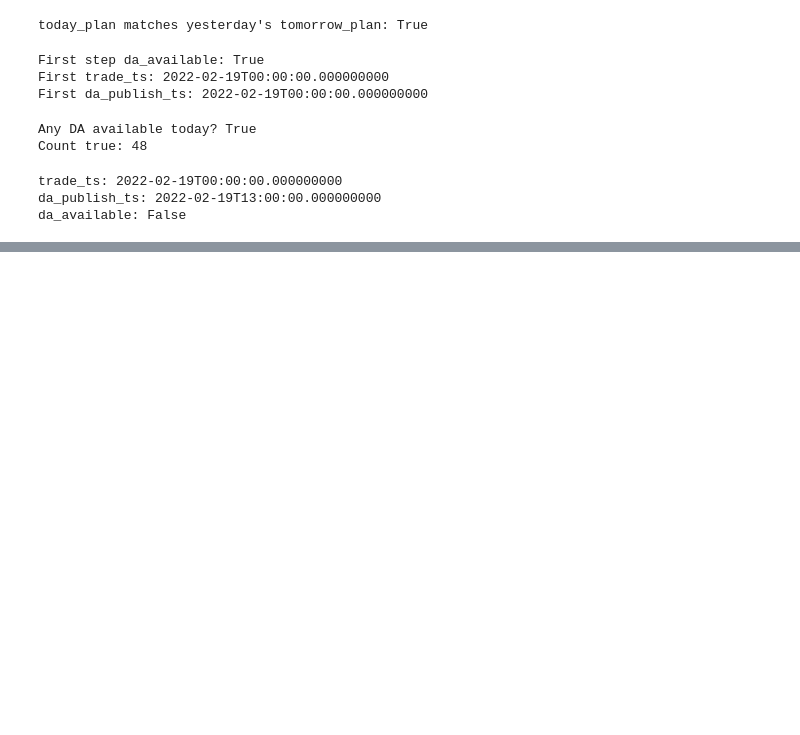
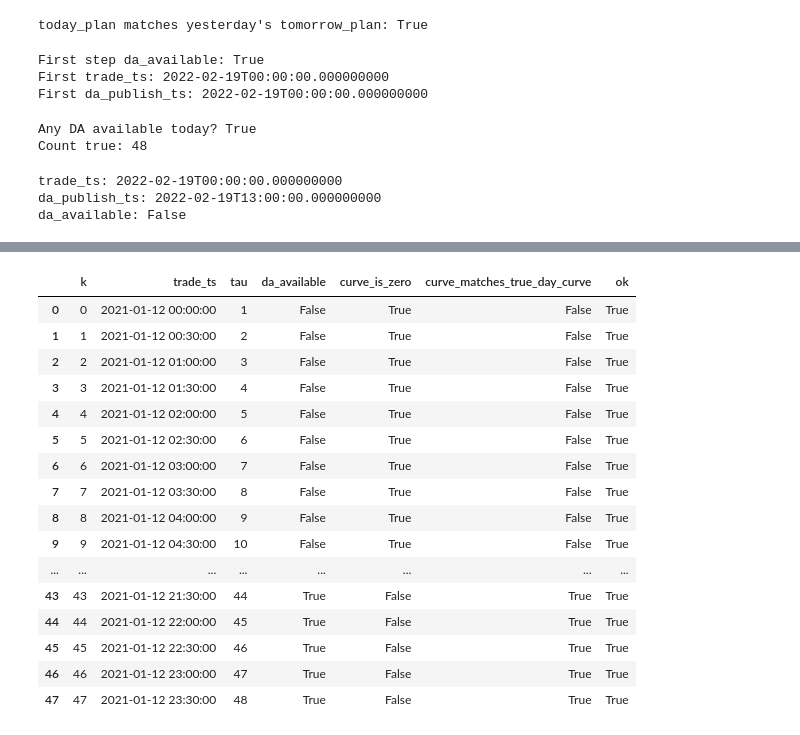
Before and after one commit to giacfiorani/DRL_BESS_Optimisation, a Jupyter notebook: envs/test_env.ipynb, the cells around one changed output, grey strips where cells are left out. Cells and saved outputs as stored; diff of their text form; code cells hidden in the pictures; blank space fills up the shorter version.

```diff
--- a/envs/test_env.ipynb
+++ b/envs/test_env.ipynb
@@ -1423,0 +1617,76 @@ TEST 3 (execution uses today_plan)
+# %%
+import numpy as np
+import pandas as pd
+
+def run_no_cheating_DA_checks(env, seed=123, eps=1e-6):
+    obs, info = env.reset(seed=seed)
+
+    # Force no plan interference
+    env.today_plan[:] = -1
+    env.tomorrow_plan[:] = -1
+
+    rows = []
+    fails = []
+
+    # Snapshot the "true" DA curve for the current trade day (48 rows)
+    idxs_day = env.current_day_idxs
+    true_curve = env.da_price[idxs_day].astype(np.float32)
+
+    for k in range(48):  # one trade day
+        idx = int(env.current_day_idxs[env.slot0])
+        da_avail = env._da_available_now(idx)
+
+        curve = obs[6:].astype(np.float32)
+        is_zero = bool(np.all(np.abs(curve) <= eps))
+        matches_true = bool(np.all(np.abs(curve - true_curve) <= eps))
+
+        # --- G1/G2 conditions ---
+        ok = True
+        if not da_avail:
+            # G1: before publish MUST be all zeros
+            if not is_zero:
+                ok = False
+        else:
+            # G2: after publish MUST equal the trade-day DA curve
+            if not matches_true:
+                ok = False
+
+        row = {
+            "k": k,
+            "trade_ts": env.trade_ts[idx],
+            "tau": int(env.tau[idx]),
+            "da_available": bool(da_avail),
+            "curve_is_zero": is_zero,
+            "curve_matches_true_day_curve": matches_true,
+            "ok": ok,
+        }
+        rows.append(row)
+        if not ok:
+            fails.append(row)
+
+        # step
+        a = env.action_space.sample()
+        obs, r, term, trunc, inf = env.step(a)
+        if term or trunc:
+            break
+
+    df = pd.DataFrame(rows)
+    print("G1/G2 | fails:", len(fails))
+    if fails:
+        display(pd.DataFrame(fails))
+
+    # Extra: check that the visible curve does NOT change within the same trade day after publish
+    # (if it changes, you might be leaking something time-varying that shouldn't change)
+    df_after = df[df["da_available"] == True].copy()
+    if len(df_after) > 1:
+        # Recompute observed curves for those steps by replaying quickly would be heavy,
+        # so we do a lighter proxy check: once da_available becomes true, it should stay true for the rest of day.
+        da_monotone = bool(np.all(np.diff(df["da_available"].astype(int)) >= 0))
+        print("  DA availability monotone (False->True only once):", da_monotone)
+
+    return df
+
+# Usage:
+df_da_nc = run_no_cheating_DA_checks(env, seed=123)
+display(df_da_nc)
+# %% [output]
@@ -1423,0 +1695,17 @@ TEST 3 (execution uses today_plan)
+|  | k | trade_ts | tau | da_available | curve_is_zero | curve_matches_true_day_curve | ok |
+| 0 | 0 | 2021-01-12 00:00:00 | 1 | False | True | False | True |
+| 1 | 1 | 2021-01-12 00:30:00 | 2 | False | True | False | True |
+| 2 | 2 | 2021-01-12 01:00:00 | 3 | False | True | False | True |
+| 3 | 3 | 2021-01-12 01:30:00 | 4 | False | True | False | True |
+| 4 | 4 | 2021-01-12 02:00:00 | 5 | False | True | False | True |
+| 5 | 5 | 2021-01-12 02:30:00 | 6 | False | True | False | True |
+| 6 | 6 | 2021-01-12 03:00:00 | 7 | False | True | False | True |
+| 7 | 7 | 2021-01-12 03:30:00 | 8 | False | True | False | True |
+| 8 | 8 | 2021-01-12 04:00:00 | 9 | False | True | False | True |
+| 9 | 9 | 2021-01-12 04:30:00 | 10 | False | True | False | True |
+| ... | ... | ... | ... | ... | ... | ... | ... |
+| 43 | 43 | 2021-01-12 21:30:00 | 44 | True | False | True | True |
+| 44 | 44 | 2021-01-12 22:00:00 | 45 | True | False | True | True |
+| 45 | 45 | 2021-01-12 22:30:00 | 46 | True | False | True | True |
+| 46 | 46 | 2021-01-12 23:00:00 | 47 | True | False | True | True |
+| 47 | 47 | 2021-01-12 23:30:00 | 48 | True | False | True | True |
```
Also changed, not shown: parts of 19 cells of this notebook, 2 other files.
